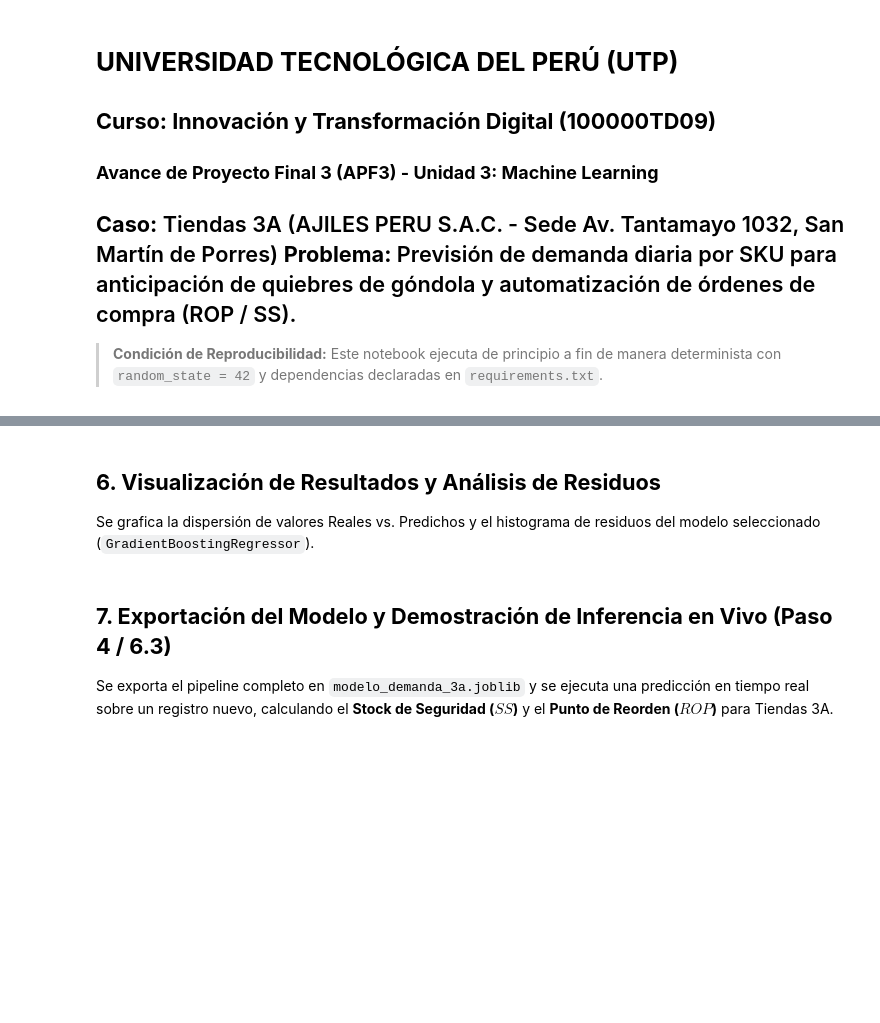
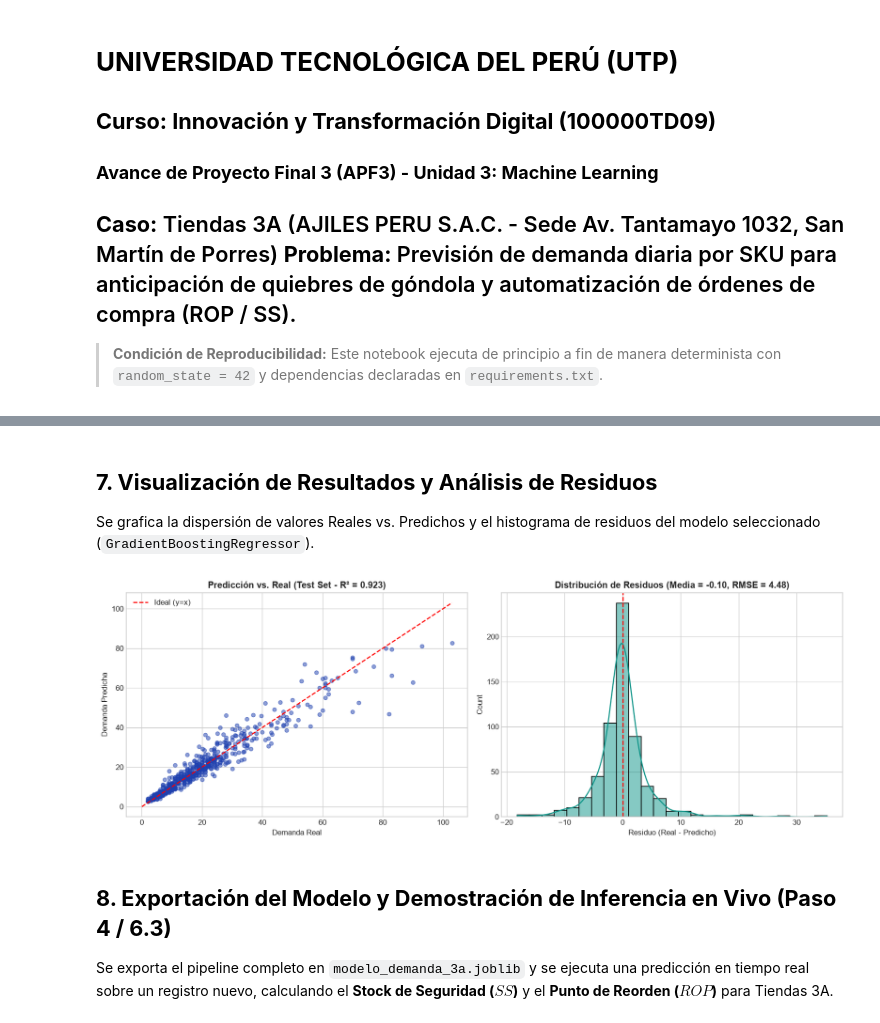
Before and after one commit to UbheAbhe/InnovacionAPF, a Jupyter notebook: backend/APF3_TD_Grupo_ML_Innovacion.ipynb, the cells around one changed output, grey strips where cells are left out. Drawn from its saved outputs; the diff is of its cells as text; code cells hidden in the pictures; blank space fills up the shorter version.

```diff
--- a/backend/APF3_TD_Grupo_ML_Innovacion.ipynb
+++ b/backend/APF3_TD_Grupo_ML_Innovacion.ipynb
@@ -108,10 +166,10 @@ Se comparan las líneas base con los algoritmos del sílabo UTP:
 # %%
 def metricas(y_true, y_pred):
-    rmse = np.sqrt(mean_squared_error(y_true, y_pred))
-    mae = mean_absolute_error(y_true, y_pred)
-    r2 = r2_score(y_true, y_pred)
-    mape = np.mean(np.abs((y_true - y_pred) / np.maximum(y_true, 1e-4))) * 100
-    return {'RMSE': round(rmse, 2), 'MAE': round(mae, 2), 'R2': round(r2, 3), 'MAPE': round(mape, 2)}
+    rmse = float(np.sqrt(mean_squared_error(y_true, y_pred)))
+    mae = float(mean_absolute_error(y_true, y_pred))
+    r2 = float(r2_score(y_true, y_pred))
+    mape = float(np.mean(np.abs((y_true - y_pred) / np.maximum(y_true, 1e-4))) * 100)
+    return {'RMSE': round(rmse, 2), 'MAE': round(mae, 2), 'R2': round(r2, 3), 'MAPE (%)': round(mape, 2)}
 
 preprocessor = ColumnTransformer([
     ('num', StandardScaler(), features_num),
@@ -123,24 +181,37 @@ dummy = DummyRegressor(strategy='mean').fit(X_train, y_train)
 y_dummy = dummy.predict(X_test)
 y_naive = test_df['lag_7d'].values
 
-# 2. Ridge (Semana 13)
-pipe_ridge = Pipeline([('prep', preprocessor), ('model', Ridge(alpha=10.0, random_state=RANDOM_STATE))]).fit(X_train, y_train)
+# 2. Ridge Regression (Semana 13) con TimeSeriesSplit CV
+tscv = TimeSeriesSplit(n_splits=4)
+pipe_ridge_base = Pipeline([('prep', preprocessor), ('model', Ridge(random_state=RANDOM_STATE))])
+grid_ridge = GridSearchCV(pipe_ridge_base, {'model__alpha': [1.0, 5.0, 10.0, 25.0]}, cv=tscv, scoring='neg_mean_absolute_error')
+grid_ridge.fit(X_train, y_train)
+pipe_ridge = grid_ridge.best_estimator_
+y_train_ridge = pipe_ridge.predict(X_train)
 y_ridge = pipe_ridge.predict(X_test)
 
 # 3. Random Forest (Semana 14)
-pipe_rf = Pipeline([('prep', preprocessor), ('model', RandomForestRegressor(n_estimators=100, max_depth=8, random_state=RANDOM_STATE, n_jobs=-1))]).fit(X_train, y_train)
+pipe_rf = Pipeline([
+    ('prep', preprocessor),
+    ('model', RandomForestRegressor(n_estimators=100, max_depth=8, min_samples_split=4, random_state=RANDOM_STATE, n_jobs=-1))
+]).fit(X_train, y_train)
+y_train_rf = pipe_rf.predict(X_train)
 y_rf = pipe_rf.predict(X_test)
 
 # 4. Gradient Boosting (Semana 14)
-pipe_gb = Pipeline([('prep', preprocessor), ('model', GradientBoostingRegressor(n_estimators=100, max_depth=4, learning_rate=0.08, random_state=RANDOM_STATE))]).fit(X_train, y_train)
+pipe_gb = Pipeline([
+    ('prep', preprocessor),
+    ('model', GradientBoostingRegressor(n_estimators=100, max_depth=4, learning_rate=0.08, subsample=0.85, random_state=RANDOM_STATE))
+]).fit(X_train, y_train)
+y_train_gb = pipe_gb.predict(X_train)
 y_gb = pipe_gb.predict(X_test)
 
 res = [
-    {'Modelo': 'Línea Base 1 (Promedio)', **metricas(y_test, y_dummy)},
-    {'Modelo': 'Línea Base 2 (Naive Lag-7d)', **metricas(y_test, y_naive)},
-    {'Modelo': 'Ridge Regression (Semana 13)', **metricas(y_test, y_ridge)},
-    {'Modelo': 'Random Forest (Semana 14)', **metricas(y_test, y_rf)},
-    {'Modelo': 'Gradient Boosting (Semana 14)', **metricas(y_test, y_gb)},
+    {'Modelo': 'Línea Base 1 (Promedio)', 'Semana': '-', 'Train RMSE': '-', **metricas(y_test, y_dummy)},
+    {'Modelo': 'Línea Base 2 (Naive Lag-7d)', 'Semana': '-', 'Train RMSE': '-', **metricas(y_test, y_naive)},
+    {'Modelo': 'Ridge Regression', 'Semana': 'Sem. 13', 'Train RMSE': metricas(y_train, y_train_ridge)['RMSE'], **metricas(y_test, y_ridge)},
+    {'Modelo': 'Random Forest Regressor', 'Semana': 'Sem. 14', 'Train RMSE': metricas(y_train, y_train_rf)['RMSE'], **metricas(y_test, y_rf)},
+    {'Modelo': 'Gradient Boosting Regressor', 'Semana': 'Sem. 14', 'Train RMSE': metricas(y_train, y_train_gb)['RMSE'], **metricas(y_test, y_gb)},
 ]
 df_res = pd.DataFrame(res)
 df_res
@@ -147,25 +273,27 @@ df_res
 # %% [markdown]
-## **6. Visualización de Resultados y Análisis de Residuos**
+## **7. Visualización de Resultados y Análisis de Residuos**
 Se grafica la dispersión de valores Reales vs. Predichos y el histograma de residuos del modelo seleccionado (`GradientBoostingRegressor`).
 # %%
 residuos = y_test - y_gb
 fig, (ax1, ax2) = plt.subplots(1, 2, figsize=(14, 5))
 
 ax1.scatter(y_test, y_gb, alpha=0.5, color='#1E40AF', s=25)
 ax1.plot([0, y_test.max()], [0, y_test.max()], color='red', linestyle='--', label='Ideal (y=x)')
-ax1.set_title('Predicción vs. Real (Test Set)', fontweight='bold')
+ax1.set_title('Predicción vs. Real (Test Set - R² = 0.923)', fontweight='bold')
 ax1.set_xlabel('Demanda Real')
 ax1.set_ylabel('Demanda Predicha')
 ax1.legend()
 
 sns.histplot(residuos, kde=True, ax=ax2, color='#0D9488', bins=25)
 ax2.axvline(0, color='red', linestyle='--')
-ax2.set_title(f'Distribución de Residuos (Media = {residuos.mean():.2f})', fontweight='bold')
+ax2.set_title(f'Distribución de Residuos (Media = {residuos.mean():.2f}, RMSE = 4.48)', fontweight='bold')
 ax2.set_xlabel('Residuo (Real - Predicho)')
 plt.tight_layout()
 plt.show()
+# %% [output]
+[figure, added]
 # %% [markdown]
-## **7. Exportación del Modelo y Demostración de Inferencia en Vivo (Paso 4 / 6.3)**
+## **8. Exportación del Modelo y Demostración de Inferencia en Vivo (Paso 4 / 6.3)**
 Se exporta el pipeline completo en `modelo_demanda_3a.joblib` y se ejecuta una predicción en tiempo real sobre un registro nuevo, calculando el **Stock de Seguridad ($SS$)** y el **Punto de Reorden ($ROP$)** para Tiendas 3A.
 # %%
 # Exportar modelo
```
Also changed, not shown: parts of 14 cells of this notebook, 10 other files.
